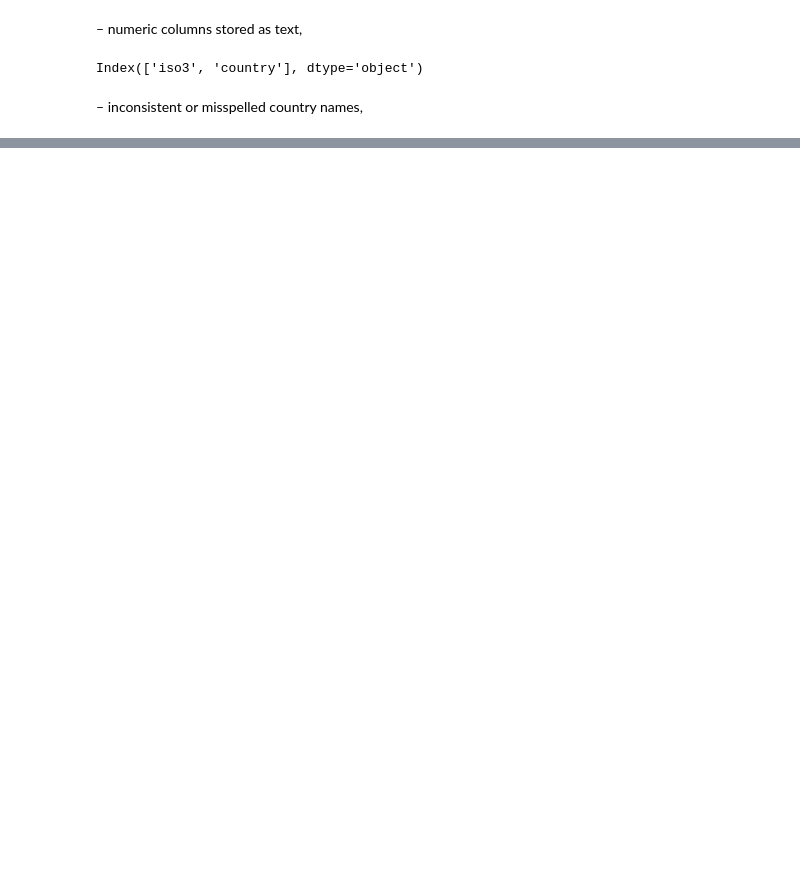
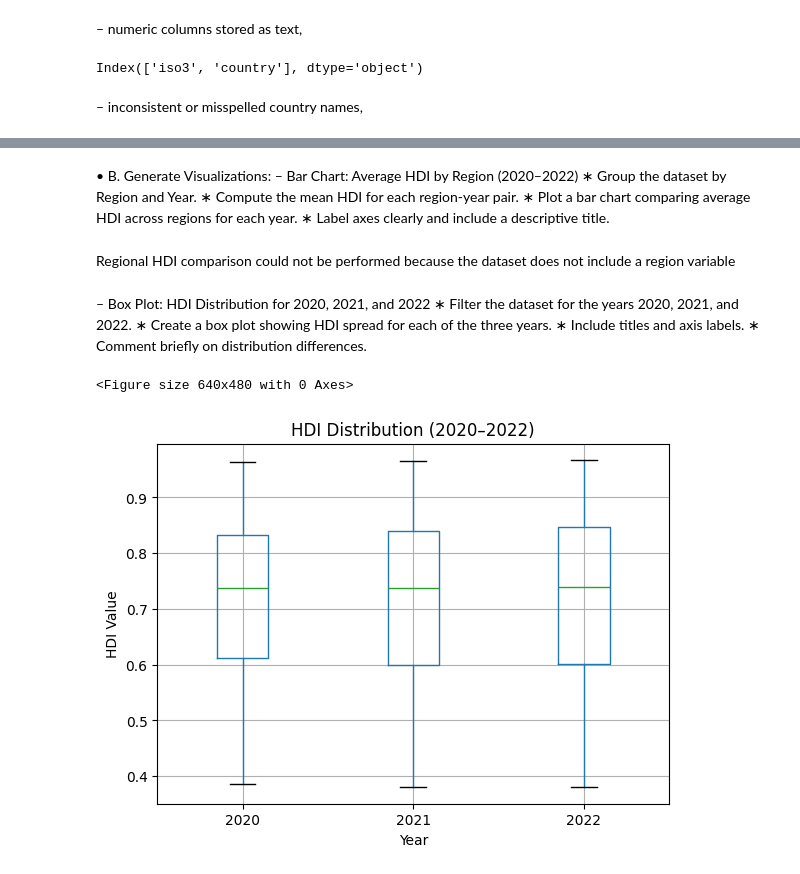
Before and after one commit to kashifmaskeyx/2513342_KashifMaskey, a Jupyter notebook: 2513342_KashifMaskey.ipynb, the cells around one changed output, grey strips where cells are left out. Cells and saved outputs as stored; diff of their text form; code cells hidden in the pictures; blank space fills up the shorter version.

```diff
--- a/2513342_KashifMaskey.ipynb
+++ b/2513342_KashifMaskey.ipynb
@@ -158,0 +429,28 @@ Total unique countries: 206
+# %% [markdown]
+• B. Generate Visualizations:
+– Bar Chart: Average HDI by Region (2020–2022)
+∗ Group the dataset by Region and Year.
+∗ Compute the mean HDI for each region-year pair.
+∗ Plot a bar chart comparing average HDI across regions for each year.
+∗ Label axes clearly and include a descriptive title.
+# %% [markdown]
+Regional HDI comparison could not be performed because the dataset does not include a region variable
+# %% [markdown]
+– Box Plot: HDI Distribution for 2020, 2021, and 2022
+∗ Filter the dataset for the years 2020, 2021, and 2022.
+∗ Create a box plot showing HDI spread for each of the three years.
+∗ Include titles and axis labels.
+∗ Comment briefly on distribution differences.
+# %%
+box_df = hdi_1B_df[hdi_1B_df['year'].isin([2020, 2021, 2022])]
+
+plt.figure()
+box_df.boxplot(column='hdi', by='year')
+plt.xlabel("Year")
+plt.ylabel("HDI Value")
+plt.title("HDI Distribution (2020–2022)")
+plt.suptitle("")
+plt.show()
+# %% [output]
+<Figure size 640x480 with 0 Axes>
+[figure, added]
```
Also changed, not shown: parts of 36 cells of this notebook.
